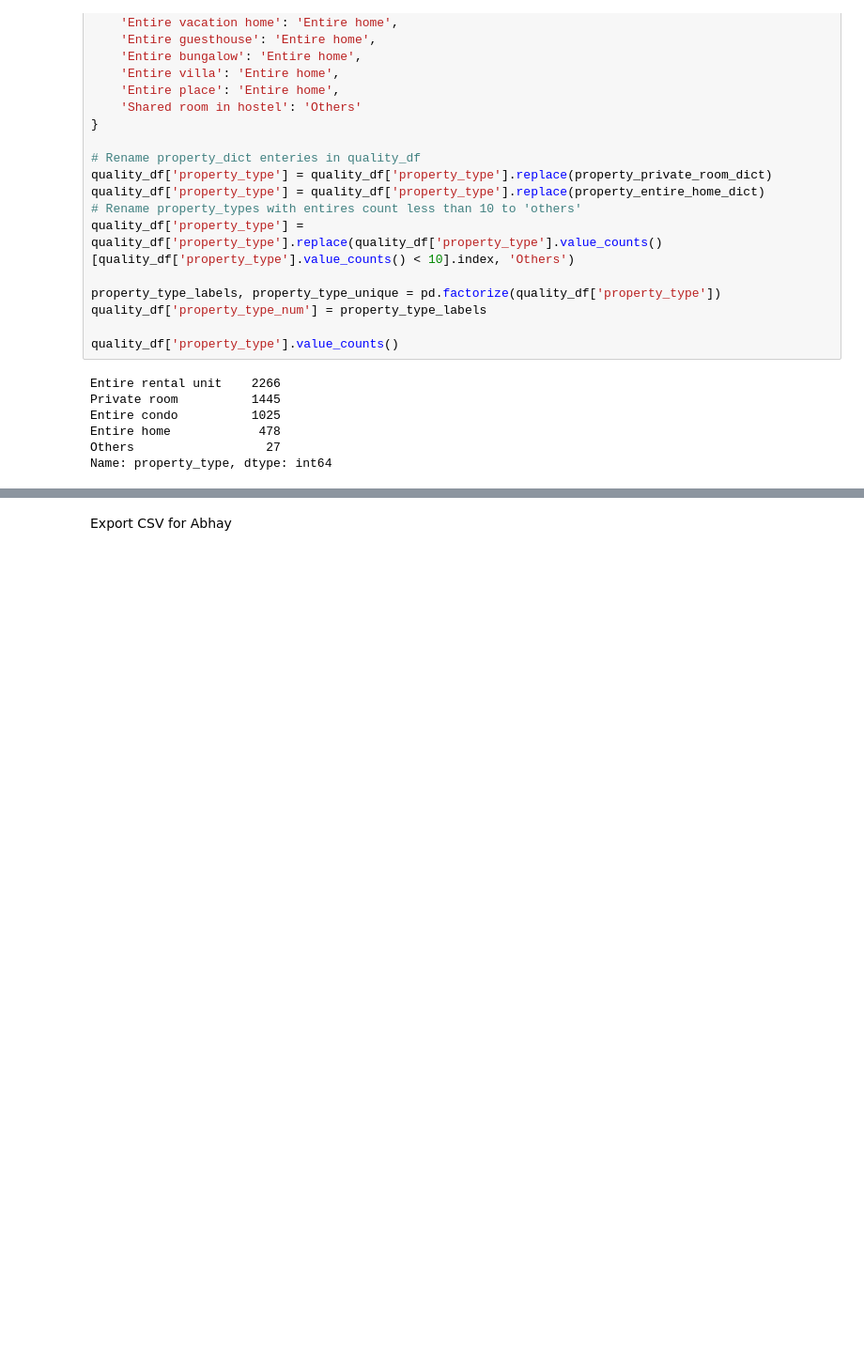
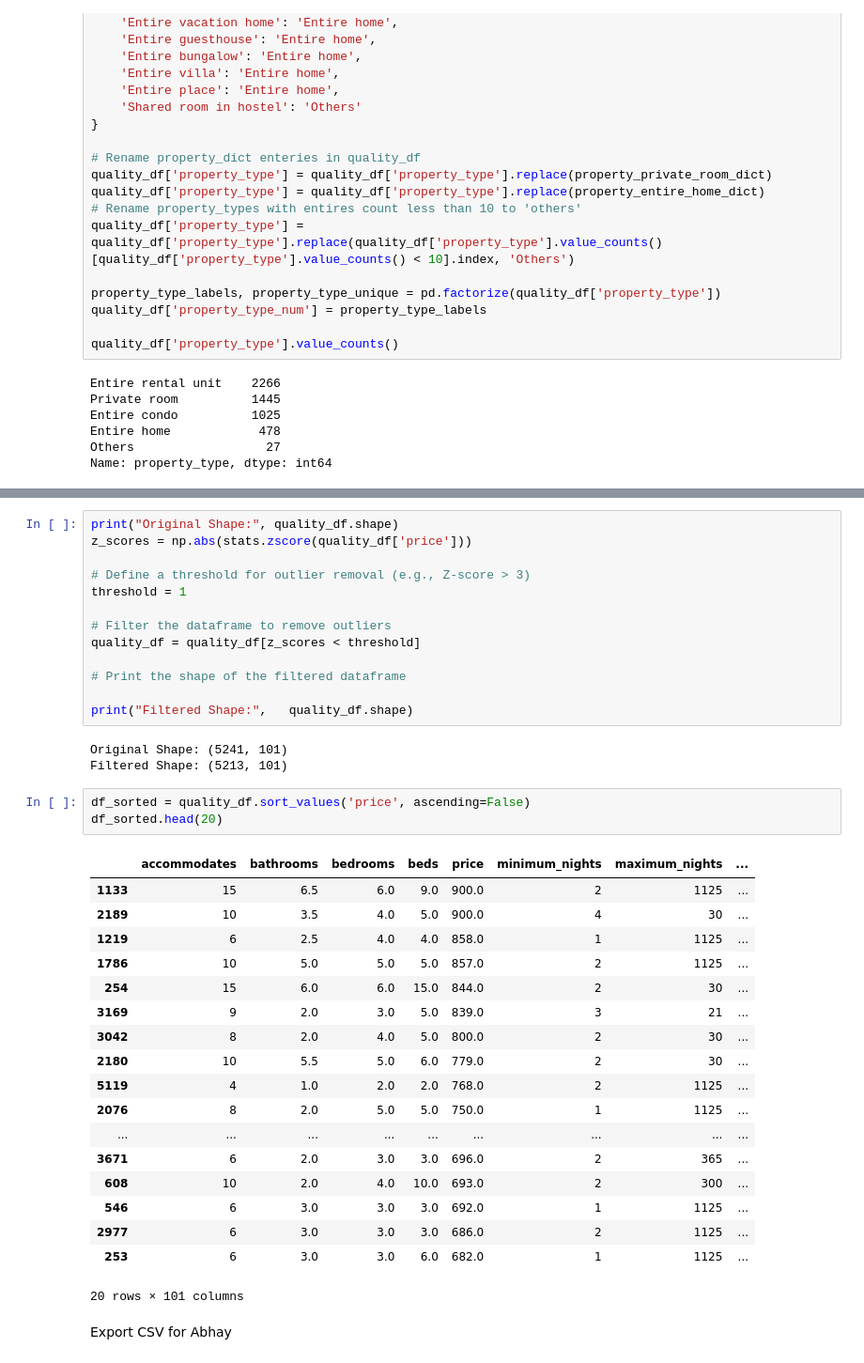
Before and after one commit to Arnesh997/FDS-Airbnb, a Jupyter notebook: main.ipynb, the cells around one changed output, grey strips where cells are left out. Shown at 94% size. Drawn from its saved outputs; the diff is of its cells as text; blank space fills up the shorter version.

```diff
--- a/main.ipynb
+++ b/main.ipynb
@@ -452,3 +496,41 @@ quality_df.drop(columns=columns, inplace= True)
+# %%
+print("Original Shape:", quality_df.shape)
+z_scores = np.abs(stats.zscore(quality_df['price']))
+
+# Define a threshold for outlier removal (e.g., Z-score > 3)
+threshold = 1
+
+# Filter the dataframe to remove outliers
+quality_df = quality_df[z_scores < threshold]
+
+# Print the shape of the filtered dataframe
+
+print("Filtered Shape:",   quality_df.shape)
+# %% [output]
+Original Shape: (5241, 101)
+Filtered Shape: (5213, 101)
+# %%
+df_sorted = quality_df.sort_values('price', ascending=False)
+df_sorted.head(20)
+# %% [output]
+|  | accommodates | bathrooms | bedrooms | beds | price | minimum_nights | maximum_nights | ... |
+| 1133 | 15 | 6.5 | 6.0 | 9.0 | 900.0 | 2 | 1125 | ... |
+| 2189 | 10 | 3.5 | 4.0 | 5.0 | 900.0 | 4 | 30 | ... |
+| 1219 | 6 | 2.5 | 4.0 | 4.0 | 858.0 | 1 | 1125 | ... |
+| 1786 | 10 | 5.0 | 5.0 | 5.0 | 857.0 | 2 | 1125 | ... |
+| 254 | 15 | 6.0 | 6.0 | 15.0 | 844.0 | 2 | 30 | ... |
+| 3169 | 9 | 2.0 | 3.0 | 5.0 | 839.0 | 3 | 21 | ... |
+| 3042 | 8 | 2.0 | 4.0 | 5.0 | 800.0 | 2 | 30 | ... |
+| 2180 | 10 | 5.5 | 5.0 | 6.0 | 779.0 | 2 | 30 | ... |
+| 5119 | 4 | 1.0 | 2.0 | 2.0 | 768.0 | 2 | 1125 | ... |
+| 2076 | 8 | 2.0 | 5.0 | 5.0 | 750.0 | 1 | 1125 | ... |
+| ... | ... | ... | ... | ... | ... | ... | ... | ... |
+| 3671 | 6 | 2.0 | 3.0 | 3.0 | 696.0 | 2 | 365 | ... |
+| 608 | 10 | 2.0 | 4.0 | 10.0 | 693.0 | 2 | 300 | ... |
+| 546 | 6 | 3.0 | 3.0 | 3.0 | 692.0 | 1 | 1125 | ... |
+| 2977 | 6 | 3.0 | 3.0 | 3.0 | 686.0 | 2 | 1125 | ... |
+| 253 | 6 | 3.0 | 3.0 | 6.0 | 682.0 | 1 | 1125 | ... |
+20 rows × 101 columns
 # %% [markdown]
 Export CSV for Abhay
 # %%
```
Also changed, not shown: parts of 9 cells of this notebook, 2 other files.
